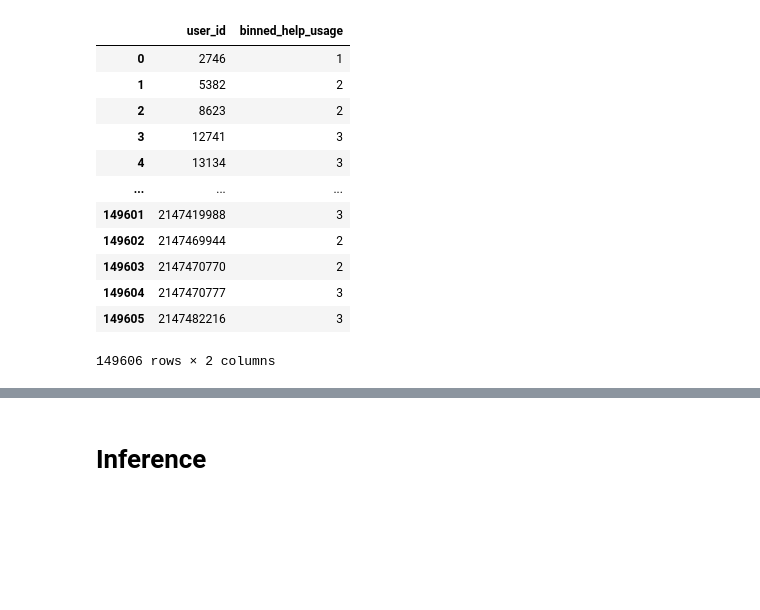
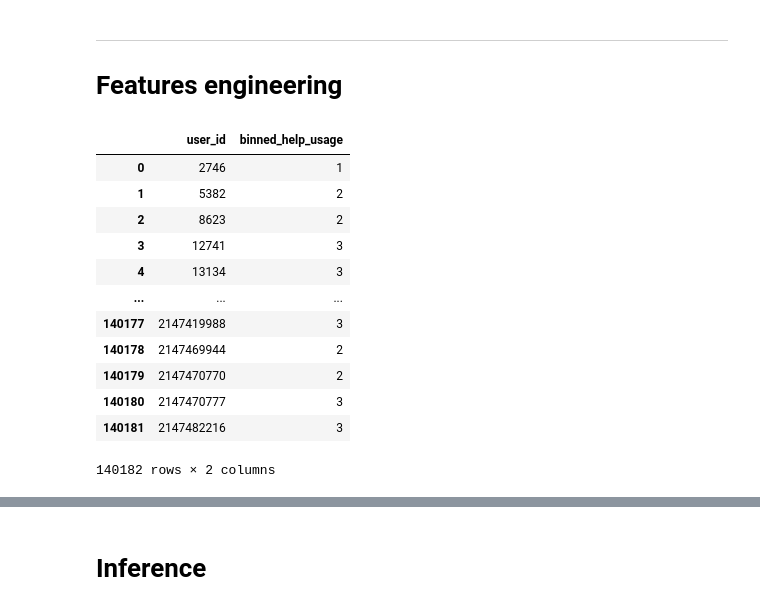
Before and after one commit to Adrian1903/Participez-a-une-competition-Kaggle, a Jupyter notebook: dev/model-from-riiid-lgbm-starter.ipynb, the cells around one changed output, grey strips where cells are left out. Cells and saved outputs as stored; diff of their text form; code cells hidden in the pictures; blank space fills up the shorter version.

```diff
--- a/dev/model-from-riiid-lgbm-starter.ipynb
+++ b/dev/model-from-riiid-lgbm-starter.ipynb
@@ -16,10 +18,16 @@ _ = np.seterr(divide='ignore', invalid='ignore')
 data_types_dict = {
     'user_id': 'int32',
     'content_id': 'int16',
+    'task_container_id': 'int16',
     'answered_correctly': 'int8',
     'prior_question_elapsed_time': 'float32',
     'prior_question_had_explanation': 'bool'
 }
+
 target = 'answered_correctly'
 # %%
-train_df = dt.fread('../input/riiid-test-answer-prediction/train.csv', columns=set(data_types_dict.keys())).to_pandas()
+train_df = dt.fread('../input/riiid-test-answer-prediction/train.csv',
+                    columns=set(data_types_dict.keys())).to_pandas()
+
+train_df['prior_question_had_explanation'].fillna(False, inplace=True)
+train_df = train_df.astype(data_types_dict)
@@ -26,21 +126,28 @@ train_df = dt.fread('../input/riiid-test-answer-prediction/train.csv', columns=s
+# %% [markdown]
+---
+# Features engineering
 # %%
 help_usage = train_df[train_df[target] == -1].groupby('user_id')['content_id'].count()
 help_usage = help_usage.reset_index().rename(columns={'content_id': 'help_usage'})
-help_usage['binned_help_usage'] = pd.cut(help_usage['help_usage'], bins=[-np.inf, 0, 1, 3, np.inf], labels=[0, 1, 2, 3])
+
+help_usage['binned_help_usage'] = pd.cut(help_usage['help_usage'],
+                                         bins=[-np.inf, 0, 1, 3, np.inf],
+                                         labels=[0, 1, 2, 3])
+
 help_usage.drop(columns=['help_usage'], inplace=True)
 help_usage
 # %% [output]
 |  | user_id | binned_help_usage |
 | 0 | 2746 | 1 |
 | 1 | 5382 | 2 |
 | 2 | 8623 | 2 |
 | 3 | 12741 | 3 |
 | 4 | 13134 | 3 |
 | ... | ... | ... |
-| 149601 | 2147419988 | 3 |
-| 149602 | 2147469944 | 2 |
-| 149603 | 2147470770 | 2 |
-| 149604 | 2147470777 | 3 |
-| 149605 | 2147482216 | 3 |
+| 140177 | 2147419988 | 3 |
+| 140178 | 2147469944 | 2 |
+| 140179 | 2147470770 | 2 |
+| 140180 | 2147470777 | 3 |
+| 140181 | 2147482216 | 3 |
-149606 rows × 2 columns
+140182 rows × 2 columns
 # %%
```
Also changed, not shown: parts of 49 cells of this notebook.
